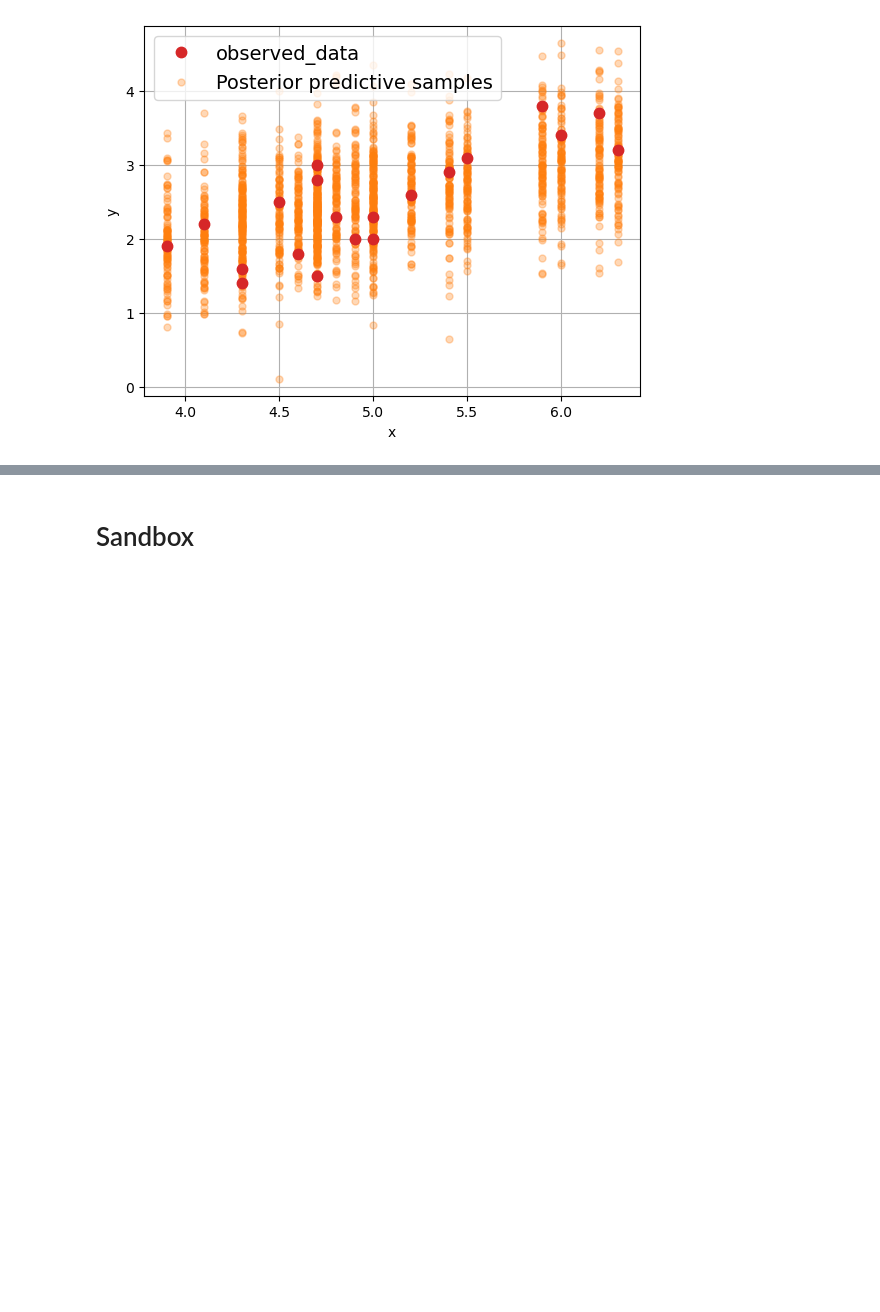
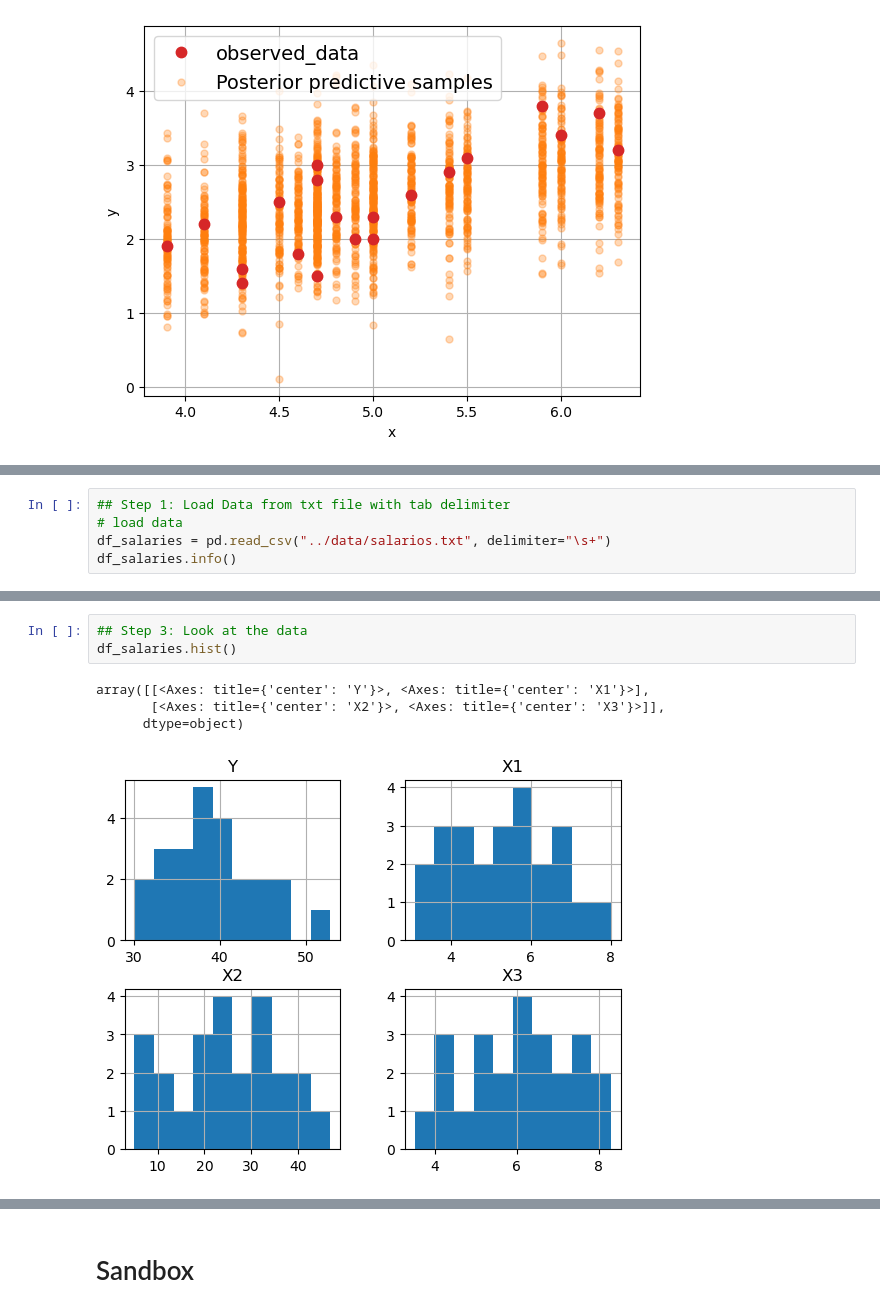
Before and after one commit to romanAVJ/glm-mds, a Jupyter notebook: exam/src/glm_roman_exam.ipynb, the cells around one changed output, grey strips where cells are left out. Saved outputs shown, nothing was run; the diff lists cells and outputs as text; blank space fills up the shorter version.

```diff
--- a/exam/src/glm_roman_exam.ipynb
+++ b/exam/src/glm_roman_exam.ipynb
@@ -906,0 +861,5 @@ Attributes:
+# %%
+## Step 1: Load Data from txt file with tab delimiter
+# load data
+df_salaries = pd.read_csv("../data/salarios.txt", delimiter="\s+")
+df_salaries.info()
@@ -906,0 +878,8 @@ Attributes:
+# %%
+## Step 3: Look at the data
+df_salaries.hist()
+# %% [output]
+array([[<Axes: title={'center': 'Y'}>, <Axes: title={'center': 'X1'}>],
+       [<Axes: title={'center': 'X2'}>, <Axes: title={'center': 'X3'}>]],
+      dtype=object)
+[figure, added]
```
Also changed, not shown: parts of 19 cells of this notebook.
